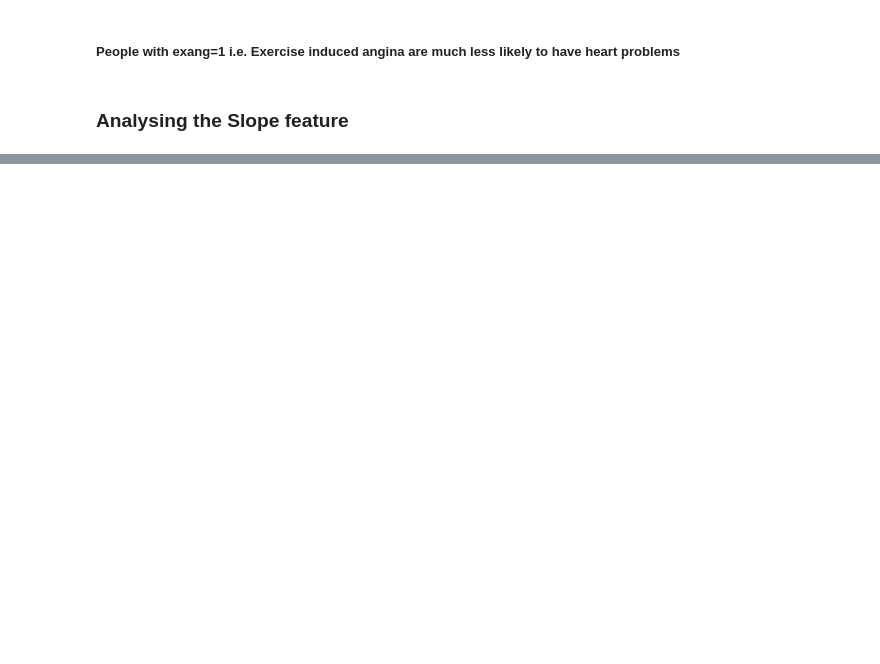
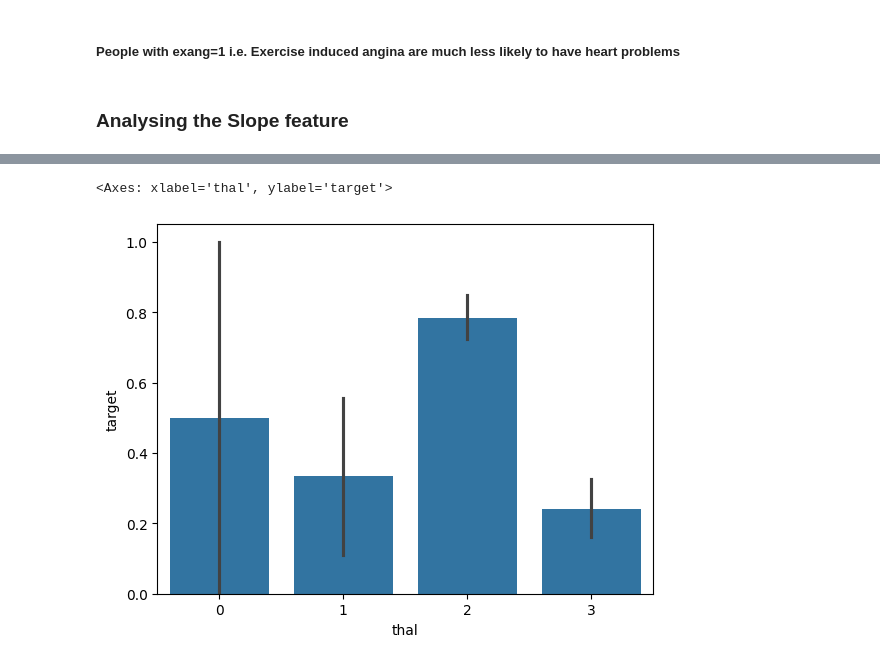
Before and after one commit to Akshaykumar100/Heart-disease-prediction-project, a Jupyter notebook: Heart_disease_prediction (1).ipynb, the cells around one changed output, grey strips where cells are left out. Saved outputs shown, nothing was run; the diff lists cells and outputs as text; code cells hidden in the pictures; blank space fills up the shorter version.

```diff
--- a/Heart_disease_prediction (1).ipynb
+++ b/Heart_disease_prediction (1).ipynb
@@ -279,0 +308,5 @@ sns.barplot(x="slope", y=y, data=dataset)
+# %%
+sns.barplot(x="thal", y=y, data=dataset)
+# %% [output]
+<Axes: xlabel='thal', ylabel='target'>
+[figure, added]
```
Also changed, not shown: parts of 73 cells of this notebook.
